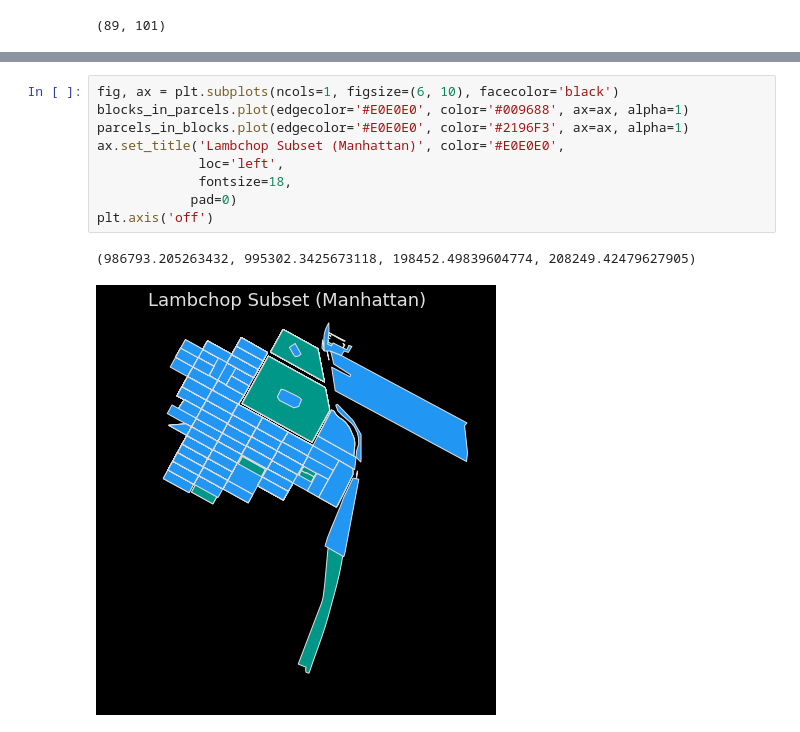
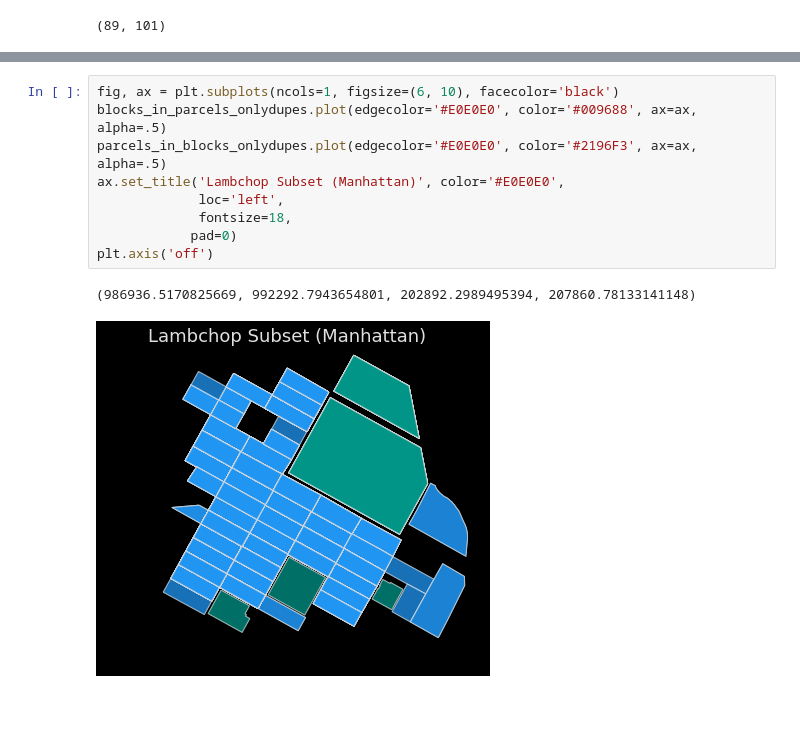
Before and after one commit to Prukutu/dasymetric_disaggregation, a Jupyter notebook: interesect_test.ipynb, the cells around one changed output, grey strips where cells are left out. Saved outputs shown, nothing was run; the diff lists cells and outputs as text; blank space fills up the shorter version.

```diff
--- a/interesect_test.ipynb
+++ b/interesect_test.ipynb
@@ -63,12 +63,12 @@ print(blocks_in_parcels.shape)
 # %%
 fig, ax = plt.subplots(ncols=1, figsize=(6, 10), facecolor='black')
-blocks_in_parcels.plot(edgecolor='#E0E0E0', color='#009688', ax=ax, alpha=1)
-parcels_in_blocks.plot(edgecolor='#E0E0E0', color='#2196F3', ax=ax, alpha=1)
+blocks_in_parcels_onlydupes.plot(edgecolor='#E0E0E0', color='#009688', ax=ax, alpha=.5)
+parcels_in_blocks_onlydupes.plot(edgecolor='#E0E0E0', color='#2196F3', ax=ax, alpha=.5)
 ax.set_title('Lambchop Subset (Manhattan)', color='#E0E0E0',
              loc='left',
              fontsize=18,
             pad=0)
 plt.axis('off')
 # %% [output]
-(986793.205263432, 995302.3425673118, 198452.49839604774, 208249.42479627905)
+(986936.5170825669, 992292.7943654801, 202892.2989495394, 207860.78133141148)
-[figure, old version]
+[figure, new version]
```
Also changed, not shown: parts of 2 cells of this notebook.
